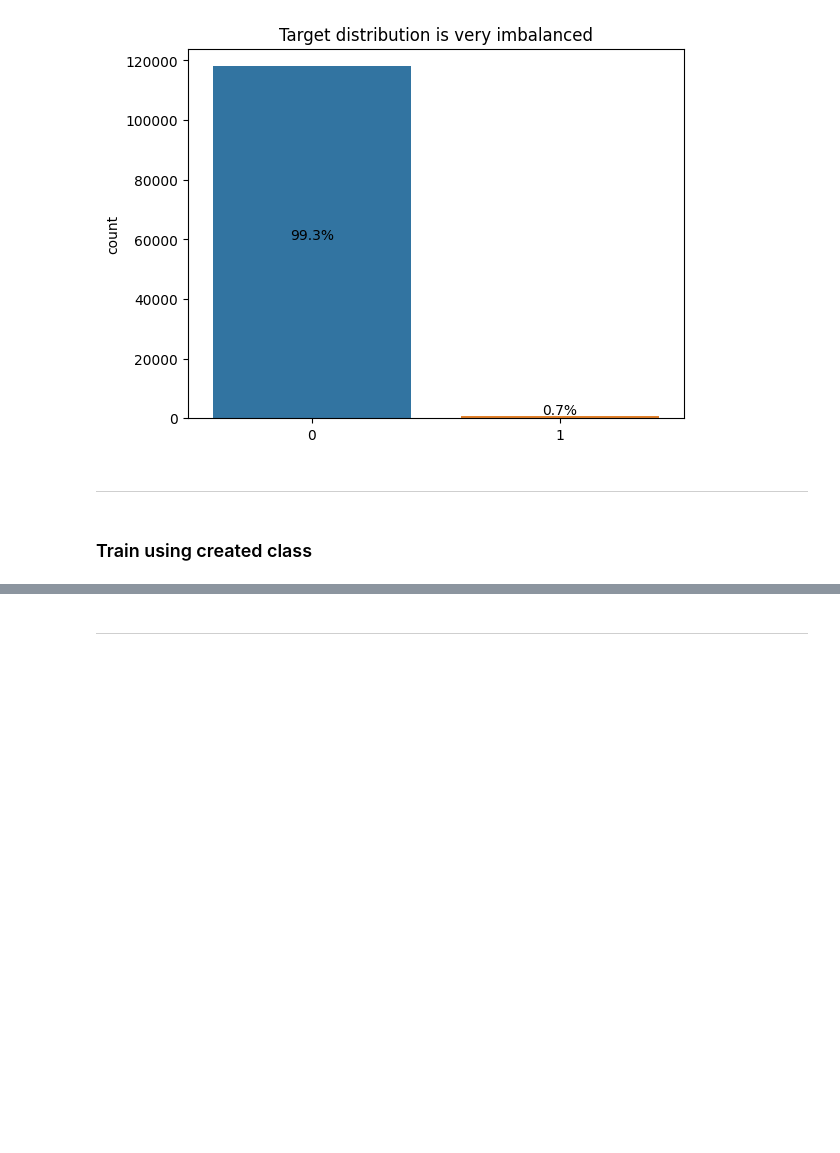
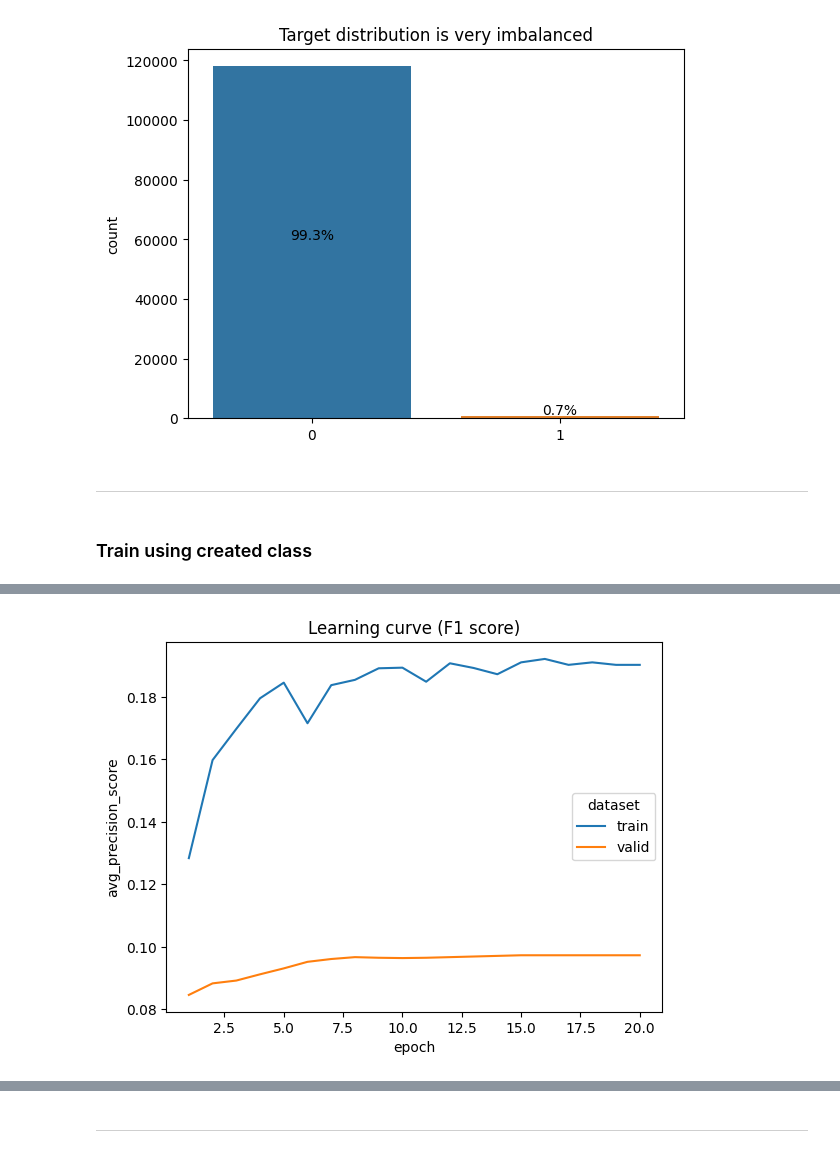
Before and after one commit to pavlo-seimskyi/filler-sound-detector, a Jupyter notebook: notebooks/4-fine-tune-mlp.ipynb, the cells around one changed output, grey strips where cells are left out. Cells and saved outputs as stored; diff of their text form; code cells hidden in the pictures; blank space fills up the shorter version.

```diff
--- a/notebooks/4-fine-tune-mlp.ipynb
+++ b/notebooks/4-fine-tune-mlp.ipynb
@@ -117,3 +118,8 @@ plt.title("Learning curve (F1 score)");
+# %%
+sns.lineplot(data=mlp.history, x="epoch", y="avg_precision_score", hue="dataset")
+plt.title("Learning curve (F1 score)");
+# %% [output]
+[figure, added]
 # %%
 mlp.evaluate(x_valid, y_valid)
 # %% [output]
```
Also changed, not shown: parts of 6 cells of this notebook.
